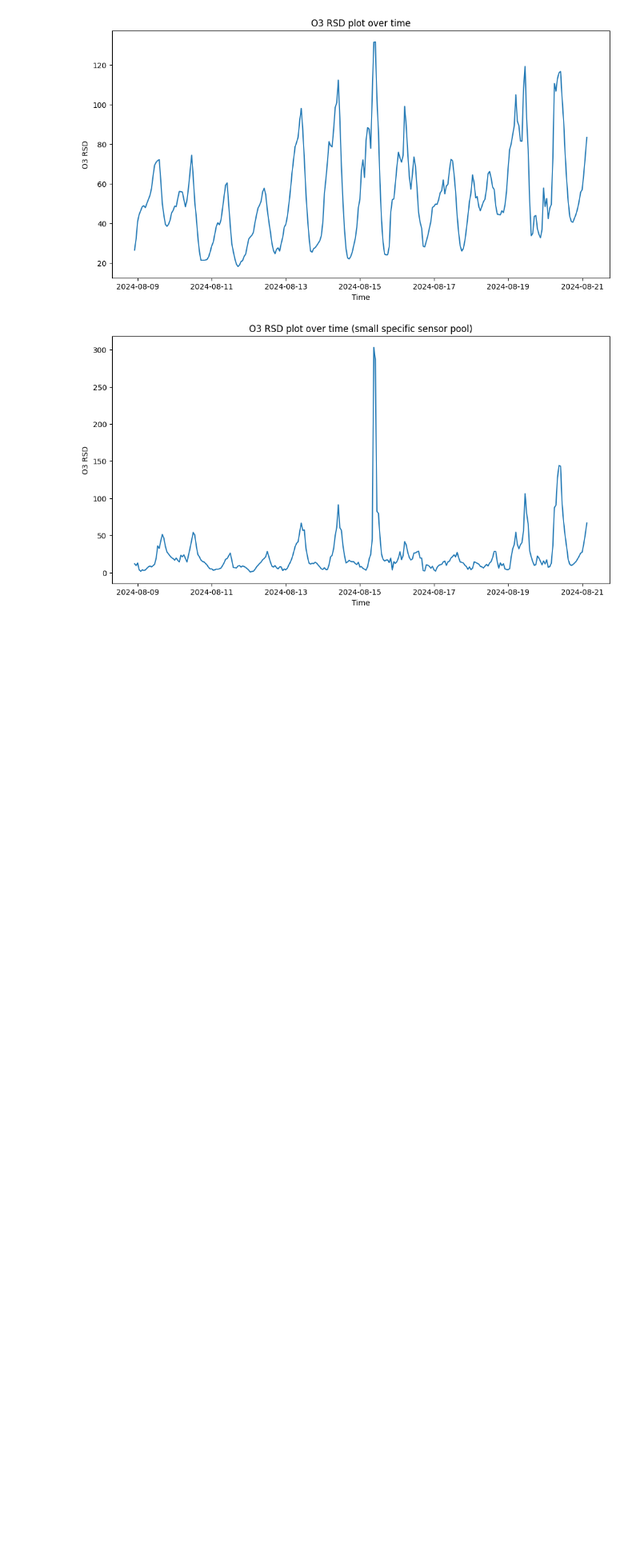
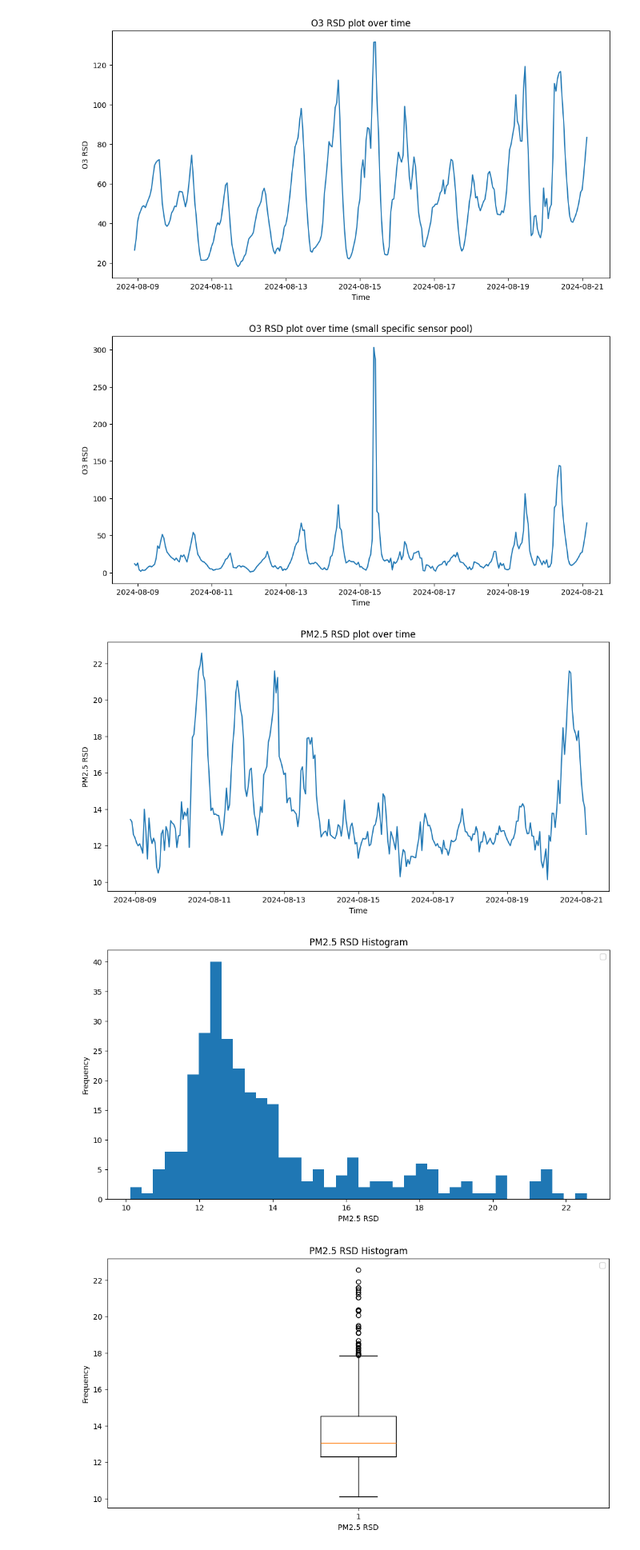
Before and after one commit to jacklardner/amy-rooftop-quant-analysis, a Jupyter notebook: main.ipynb, the cells around one changed output. Shown at 80% size. Saved outputs shown, nothing was run; the diff lists cells and outputs as text; code cells hidden in the pictures; blank space fills up the shorter version.

```diff
--- a/main.ipynb
+++ b/main.ipynb
@@ -360,3 +506,48 @@ plt.title("O3 RSD plot over time (small specific sensor pool)")
 plt.show()
 # %% [output]
 [figure]
+# %%
+selected_sensors = [
+    "MOD-00164",
+    "MOD-00166",
+    "MOD-00170",
+    "MOD-00174",
+    "MOD-00181",
+    "MOD-00182",
+    "MOD-00337",
+    "MOD-00343",
+]
+
+rsd_pm25 = compute_rsd(
+    pm25_df,
+    sensors=selected_sensors,
+)
+
+rsd_pm25_clean = rsd_pm25.dropna()
+
+plt.figure(figsize=(12, 6))
+plt.plot(rsd_pm25_clean.index, rsd_pm25_clean.values)
+plt.ylabel("PM2.5 RSD")
+plt.xlabel("Time")
+plt.title("PM2.5 RSD plot over time")
+plt.show()
+
+plt.figure(figsize=(12, 6))
+plt.hist(rsd_pm25_clean, bins=40)
+plt.xlabel("PM2.5 RSD")
+plt.ylabel("Frequency")
+plt.title("PM2.5 RSD Histogram")
+plt.legend()
+plt.show()
+
+plt.figure(figsize=(12, 6))
+plt.boxplot(rsd_pm25_clean)
+plt.xlabel("PM2.5 RSD")
+plt.ylabel("Frequency")
+plt.title("PM2.5 RSD Histogram")
+plt.legend()
+plt.show()
+# %% [output]
+[figure, added]
+[figure, added]
+[figure, added]
```
Also changed, not shown: parts of 15 cells of this notebook, 3 other files.
